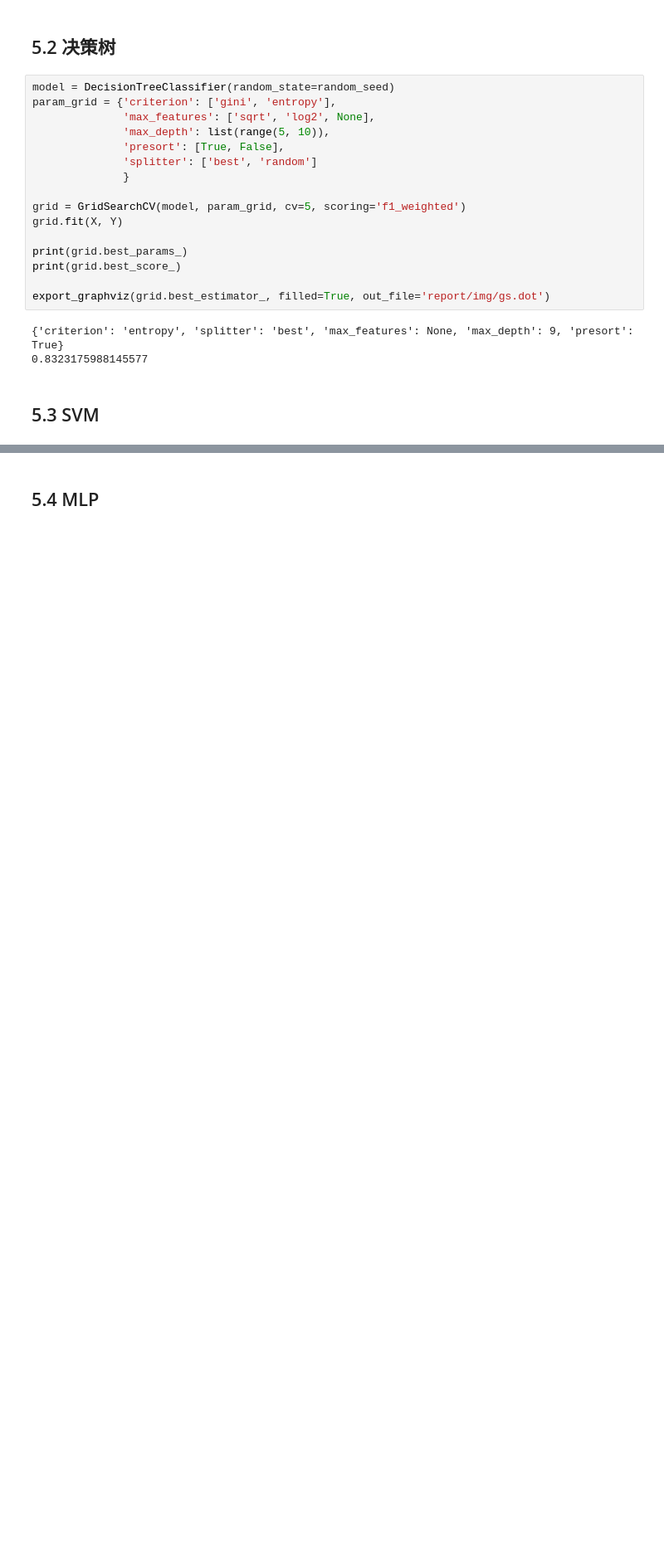
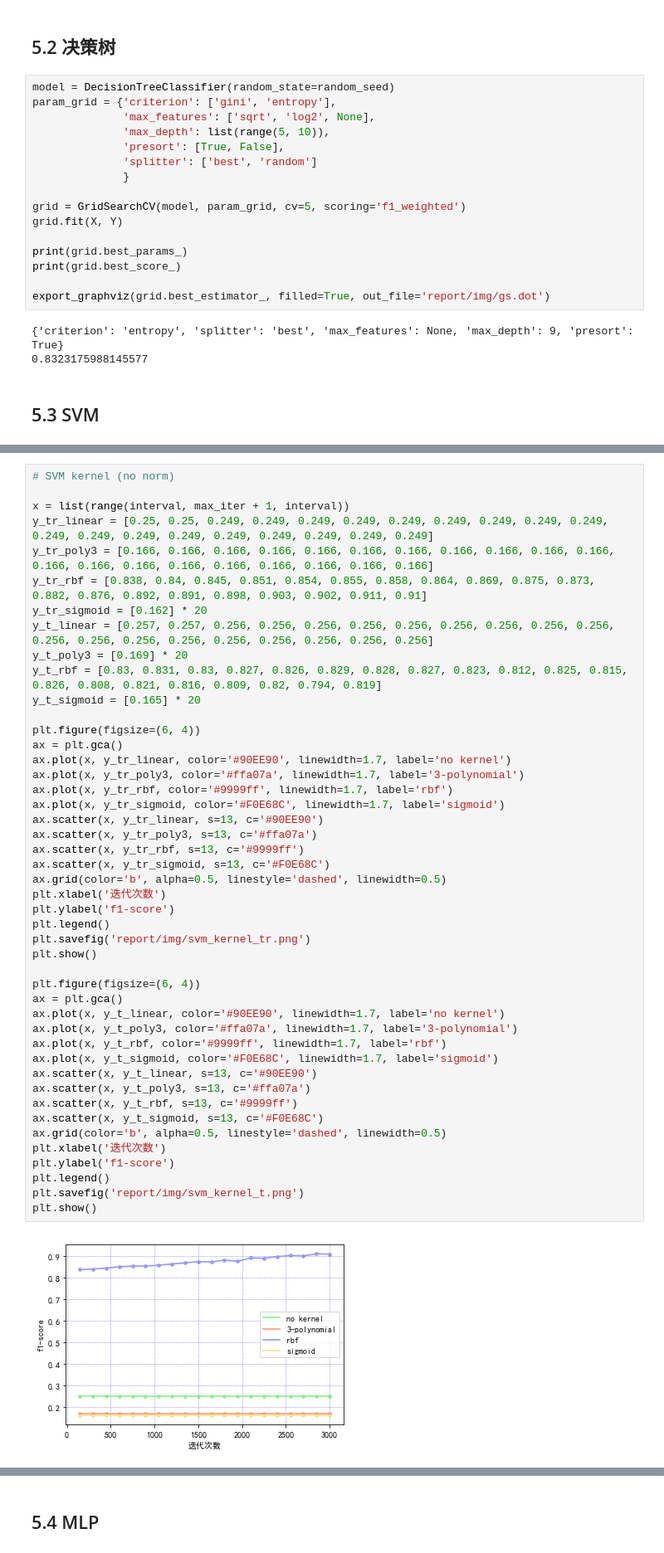
Before and after one commit to shinshiner/CS245-Data-Science, a Jupyter notebook: Adult++/main.ipynb, the cells around one changed output, grey strips where cells are left out. Shown: that part at 83% size. Cells and saved outputs as stored; diff of their text form; blank space fills up the shorter version.

```diff
--- a/Adult++/main.ipynb
+++ b/Adult++/main.ipynb
@@ -590,0 +544,48 @@ plt.show()
+# %%
+# SVM kernel (no norm)
+
+x = list(range(interval, max_iter + 1, interval))
+y_tr_linear = [0.25, 0.25, 0.249, 0.249, 0.249, 0.249, 0.249, 0.249, 0.249, 0.249, 0.249, 0.249, 0.249, 0.249, 0.249, 0.249, 0.249, 0.249, 0.249, 0.249]
+y_tr_poly3 = [0.166, 0.166, 0.166, 0.166, 0.166, 0.166, 0.166, 0.166, 0.166, 0.166, 0.166, 0.166, 0.166, 0.166, 0.166, 0.166, 0.166, 0.166, 0.166, 0.166]
+y_tr_rbf = [0.838, 0.84, 0.845, 0.851, 0.854, 0.855, 0.858, 0.864, 0.869, 0.875, 0.873, 0.882, 0.876, 0.892, 0.891, 0.898, 0.903, 0.902, 0.911, 0.91]
+y_tr_sigmoid = [0.162] * 20
+y_t_linear = [0.257, 0.257, 0.256, 0.256, 0.256, 0.256, 0.256, 0.256, 0.256, 0.256, 0.256, 0.256, 0.256, 0.256, 0.256, 0.256, 0.256, 0.256, 0.256, 0.256]
+y_t_poly3 = [0.169] * 20
+y_t_rbf = [0.83, 0.831, 0.83, 0.827, 0.826, 0.829, 0.828, 0.827, 0.823, 0.812, 0.825, 0.815, 0.826, 0.808, 0.821, 0.816, 0.809, 0.82, 0.794, 0.819]
+y_t_sigmoid = [0.165] * 20
+
+plt.figure(figsize=(6, 4))
+ax = plt.gca()
+ax.plot(x, y_tr_linear, color='#90EE90', linewidth=1.7, label='no kernel')
+ax.plot(x, y_tr_poly3, color='#ffa07a', linewidth=1.7, label='3-polynomial')
+ax.plot(x, y_tr_rbf, color='#9999ff', linewidth=1.7, label='rbf')
+ax.plot(x, y_tr_sigmoid, color='#F0E68C', linewidth=1.7, label='sigmoid')
+ax.scatter(x, y_tr_linear, s=13, c='#90EE90')
+ax.scatter(x, y_tr_poly3, s=13, c='#ffa07a')
+ax.scatter(x, y_tr_rbf, s=13, c='#9999ff')
+ax.scatter(x, y_tr_sigmoid, s=13, c='#F0E68C')
+ax.grid(color='b', alpha=0.5, linestyle='dashed', linewidth=0.5)
+plt.xlabel('迭代次数')
+plt.ylabel('f1-score')
+plt.legend()
+plt.savefig('report/img/svm_kernel_tr.png')
+plt.show()
+
+plt.figure(figsize=(6, 4))
+ax = plt.gca()
+ax.plot(x, y_t_linear, color='#90EE90', linewidth=1.7, label='no kernel')
+ax.plot(x, y_t_poly3, color='#ffa07a', linewidth=1.7, label='3-polynomial')
+ax.plot(x, y_t_rbf, color='#9999ff', linewidth=1.7, label='rbf')
+ax.plot(x, y_t_sigmoid, color='#F0E68C', linewidth=1.7, label='sigmoid')
+ax.scatter(x, y_t_linear, s=13, c='#90EE90')
+ax.scatter(x, y_t_poly3, s=13, c='#ffa07a')
+ax.scatter(x, y_t_rbf, s=13, c='#9999ff')
+ax.scatter(x, y_t_sigmoid, s=13, c='#F0E68C')
+ax.grid(color='b', alpha=0.5, linestyle='dashed', linewidth=0.5)
+plt.xlabel('迭代次数')
+plt.ylabel('f1-score')
+plt.legend()
+plt.savefig('report/img/svm_kernel_t.png')
+plt.show()
+# %% [output]
+[figure, added]
```
Also changed, not shown: parts of 14 cells of this notebook, 17 other files.
